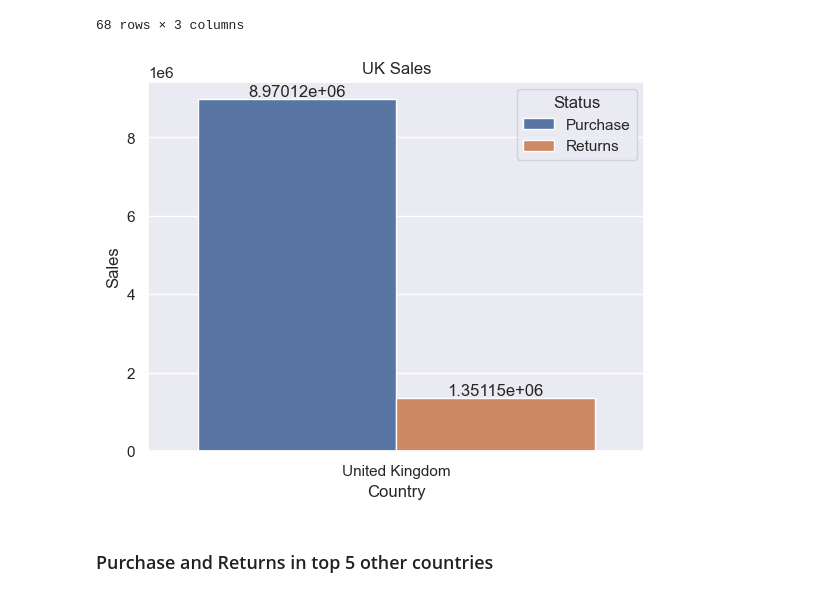
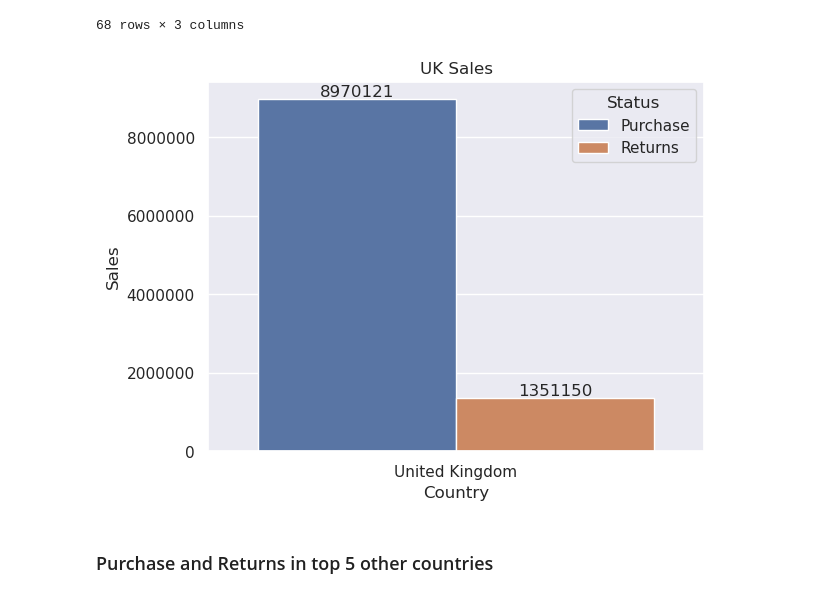
Before and after one commit to abhijeethb3u83/ecommerce-eda, a Jupyter notebook: ecom_eda.ipynb, the cells around one changed output. Drawn from its saved outputs; the diff is of its cells as text; code cells hidden in the pictures.

```diff
--- a/ecom_eda.ipynb
+++ b/ecom_eda.ipynb
@@ -200,4 +196,0 @@ df.insert(loc=5,column='InvoiceDay',value=df['InvoiceDate'].dt.day)
-# %%
-df.insert(loc=5,column='InvoiceMonth',value=df['InvoiceDate'].dt.month)
-# %%
-df.insert(loc=5,column='InvoiceYear',value=df['InvoiceDate'].dt.year)
@@ -213,3 +213,5 @@ df.head()
+# %%
+df['CustomerID'] = df['CustomerID'].fillna(0)
 # %%
 df.info()
 # %% [output]
@@ -235,7 +233,7 @@ memory usage: 41.3+ MB
 # %% [markdown]
 ### Adding a sales column
 # %%
-df.insert(loc=10,column='Sales',value=df['Quantity'] * df['UnitPrice'])
+df = df.eval('Sales = Quantity * UnitPrice')
 # %%
 df.head()
 # %% [output]
@@ -382,12 +381,13 @@ grouped
 # %%
 
 ax = sns.barplot(x='Country', y='Sales', hue='Status', data=grouped.query('Country == "United Kingdom"'))
 plt.title('UK Sales')
-ax.bar_label(ax.containers[0])
-ax.bar_label(ax.containers[1])
+plt.ticklabel_format(axis='y', style='plain')
+ax.bar_label(ax.containers[0], fmt="%d")
+ax.bar_label(ax.containers[1], fmt="%d")
 plt.show();
 # %% [output]
-[figure, old version]
+[figure, new version]
 # %% [markdown]
 ### Purchase and Returns in top 5 other countries
 # %%
```
Also changed, not shown: parts of 43 cells of this notebook.
